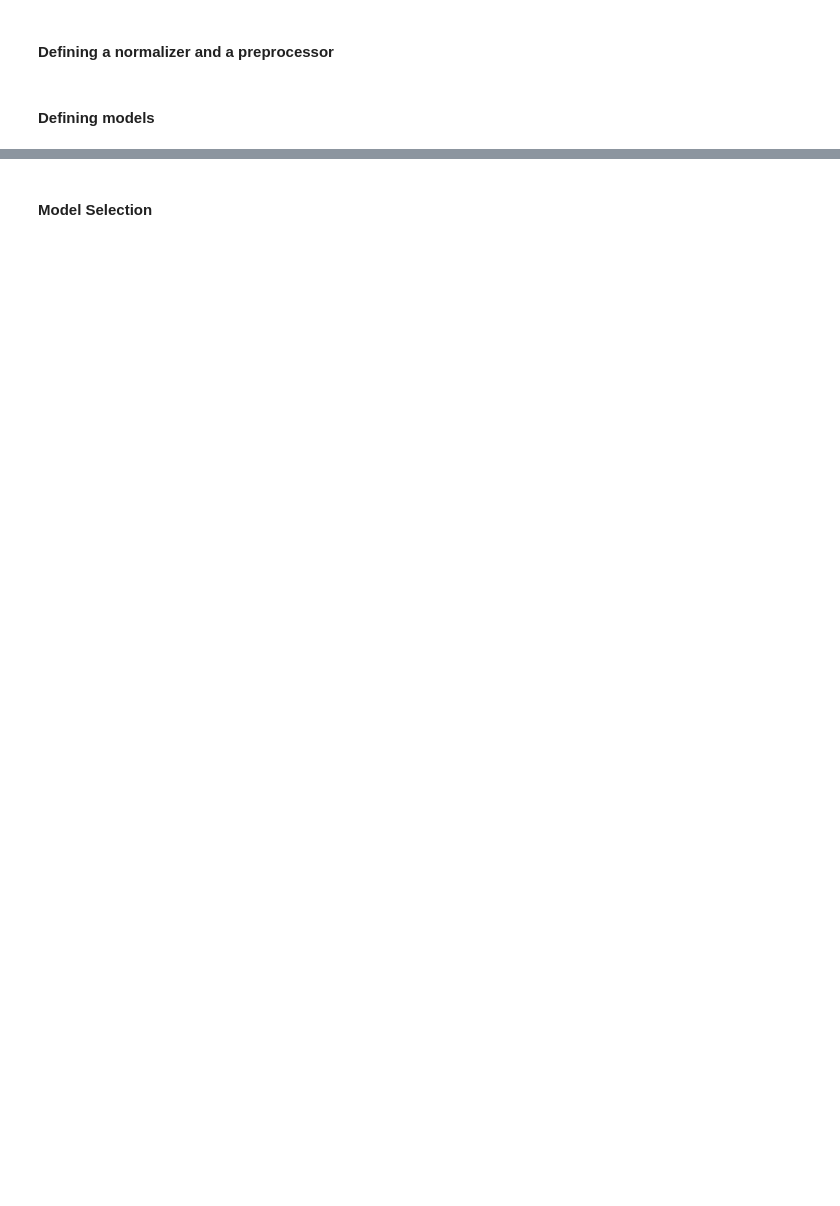
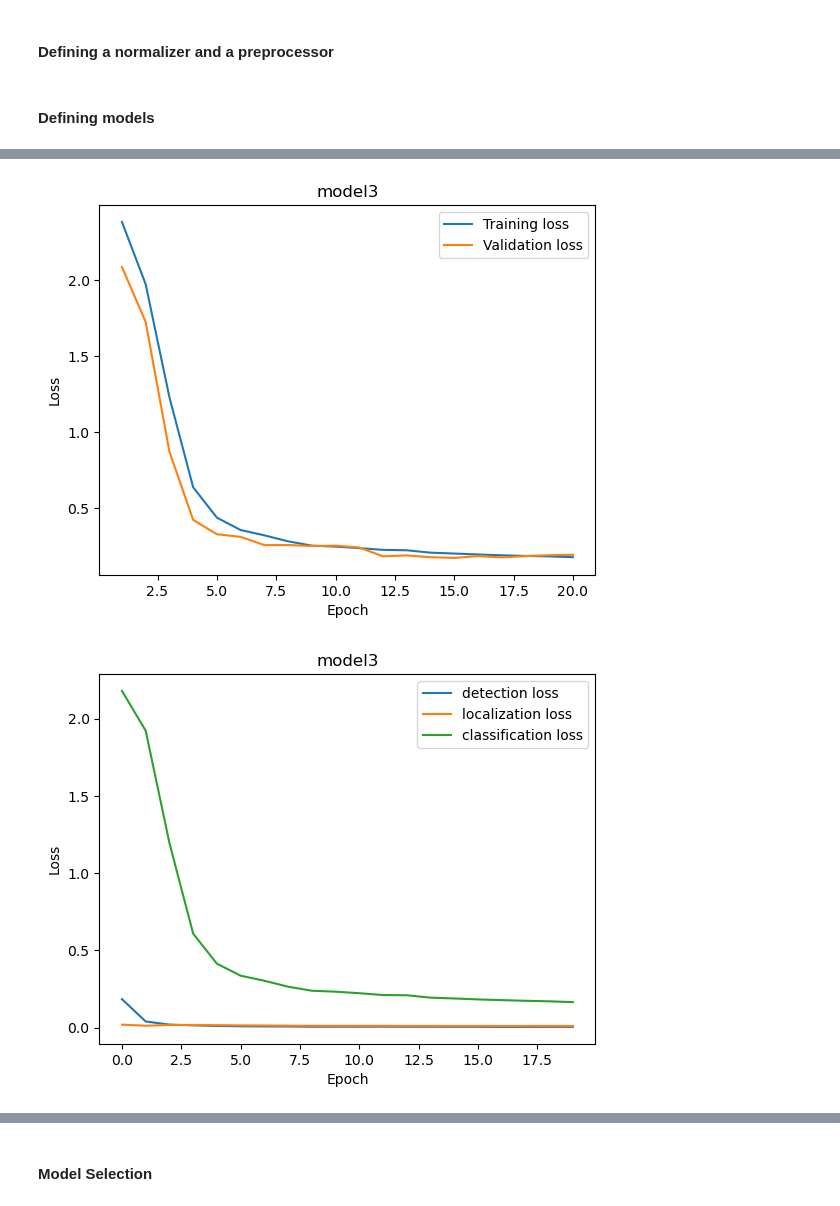
Before and after one commit to auroraingebrigtsen/Project2_265, a Jupyter notebook: project2.ipynb, the cells around one changed output, grey strips where cells are left out. Saved outputs shown, nothing was run; the diff lists cells and outputs as text; code cells hidden in the pictures; blank space fills up the shorter version.

```diff
--- a/project2.ipynb
+++ b/project2.ipynb
@@ -125,5 +197,6 @@ loss_train3, loss_val3, train_perform3, val_perform3, losses_separated3 = train(
     performance_calculator=localization_performance
 )
 
-plot_loss(loss_train3, loss_val3, model_name, save_model=False)
-plot_lists(losses_separated3, ['detection loss', 'localization loss', 'classification loss'], model_name, save_model=False)
+plot_loss(loss_train3, loss_val3, model_name, save_model=True)
+plot_lists(losses_separated3, ['detection loss', 'localization loss', 'classification loss'], model_name, save_model=True)
+# %% [output]
@@ -130 +220,3 @@ plot_lists(losses_separated3, ['detection loss', 'localization loss', 'classific
+[figure, added]
+[figure, added]
 # %%
```
Also changed, not shown: parts of 23 cells of this notebook, 12 other files.
